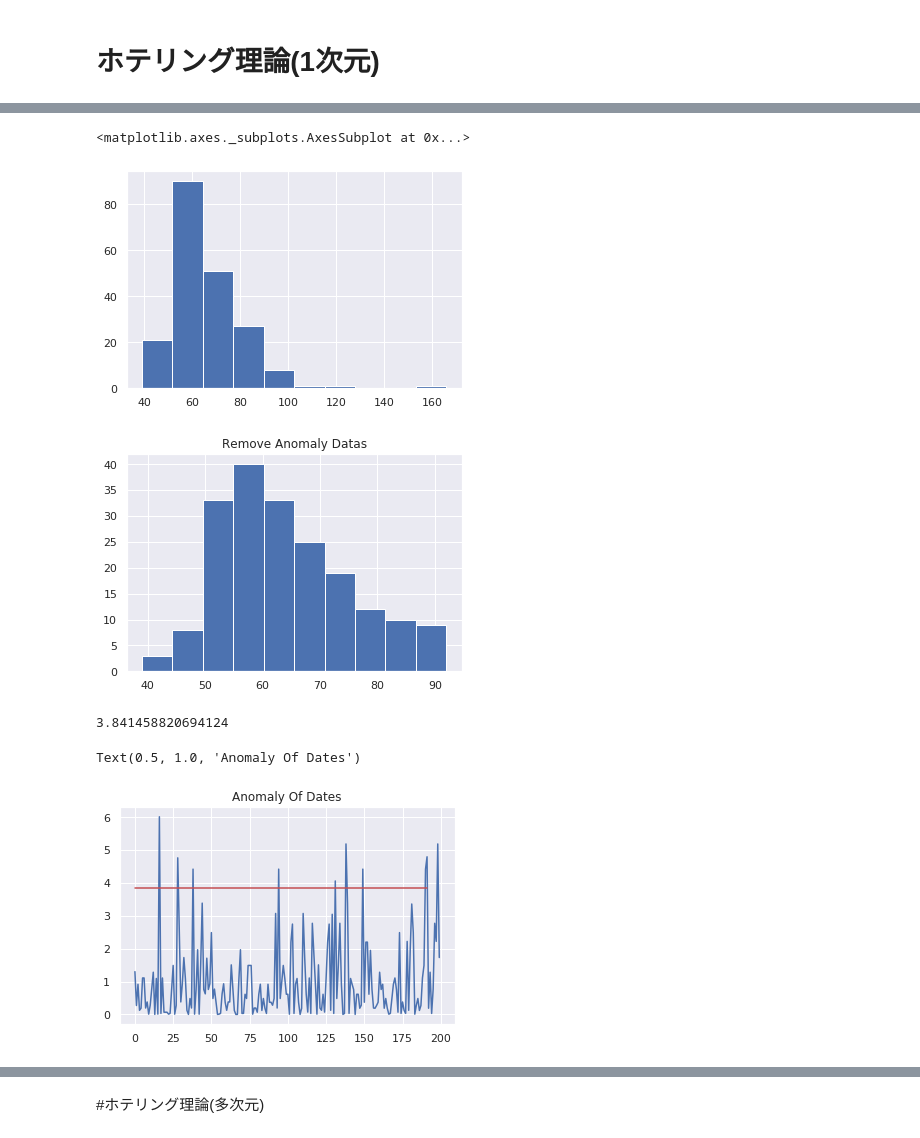
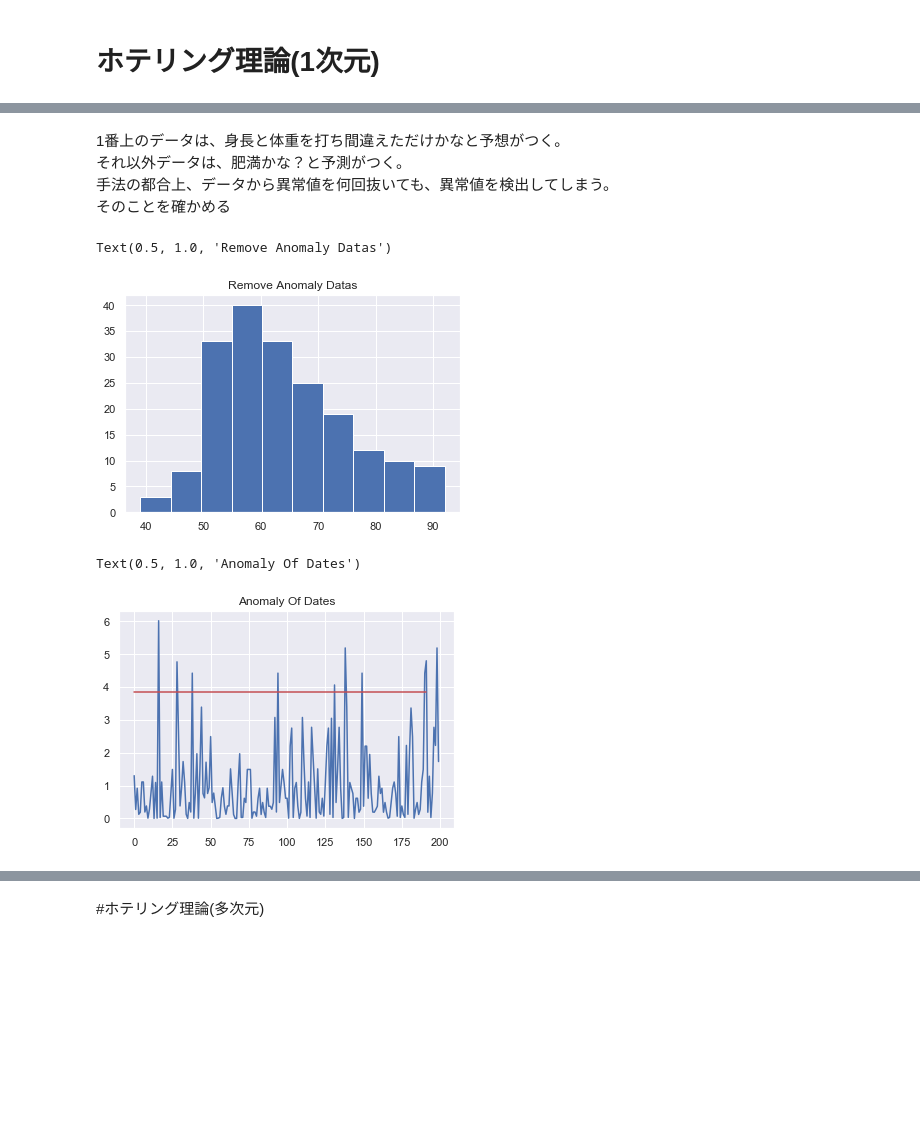
Before and after one commit to msamunetogetoge/masamune, a Jupyter notebook: hotelingT2.ipynb, the cells around one changed output, grey strips where cells are left out. Drawn from its saved outputs; the diff is of its cells as text; code cells hidden in the pictures; blank space fills up the shorter version.

Commit message:
Made the code easier to read.

```diff
--- a/hotelingT2.ipynb
+++ b/hotelingT2.ipynb
@@ -20,0 +18,8 @@ X.head()
+# %%
+#データを取得し、データにどんな量が含まれるか確認する。
+#体重と身長を測ったデータrepwt, repht は2回目に測定した値
+# weight を使って異常検知を試してみる。
+!git clone "https://github.com/msamunetogetoge/datas.git"
+target_path = os.path.join( os.getcwd(), "datas/Davis.csv")
+X=pd.read_csv(target_path)
+X.head()
@@ -39,7 +68,8 @@ print(a_th)
 # %%
-a = ( (x- mu)/sig )**2
+#定義した関数を使って、異常度をグラフに描画する
+#赤線で異常度の限界線も描く
+a = hoteling_1dim(x)
 plt.plot(a)
 plt.plot(a_th*np.ones(len(a)), c="r")
 plt.title("Anomaly Of Dates")
-plt.savefig("anomaly_davis.png")
 # %% [output]
@@ -61,13 +92,14 @@ X.loc[anomaly]
-# %%
-x.hist()
-# %% [output]
-<matplotlib.axes._subplots.AxesSubplot at 0x...>
-[figure, removed]
+# %% [markdown]
+1番上のデータは、身長と体重を打ち間違えただけかなと予想がつく。<br>
+それ以外データは、肥満かな？と予測がつく。<br>
+手法の都合上、データから異常値を何回抜いても、異常値を検出してしまう。<br>
+そのことを確かめる
 # %%
-X = X.drop(index= anomaly)
-x = X["weight"]
-x.hist()
+#データから異常値判定されたデータを抜いてグラフを描く
+Y = X.drop(index= anomaly)
+y = Y["weight"]
+y.hist()
 plt.title("Remove Anomaly Datas")
-plt.savefig("Davis_hist2.png")
 # %% [output]
+Text(0.5, 1.0, 'Remove Anomaly Datas')
-[figure, old version]
+[figure, new version]
@@ -79,14 +106,10 @@ sig = np.sqrt(sig)
-# %%
-import scipy.stats as stats
-a_th =stats.chi2.ppf(q=0.95, df=1)
-print(a_th)
-# %% [output]
-3.841458820694124
 # %%
-a = ( (x- mu)/sig )**2
+#異常値を抜いたデータに対してホテリング統計量を計算し、グラフを描く
+#異常値を一度抜いても、異常値が発見できてしまう事が分かる。
+a = hoteling_1dim(y)
 plt.plot(a)
 plt.plot(a_th*np.ones(len(a)), c="r")
 plt.title("Anomaly Of Dates")
 # %% [output]
 Text(0.5, 1.0, 'Anomaly Of Dates')
-[figure, old version]
+[figure, new version]
```
Also changed, not shown: parts of 24 cells of this notebook.
